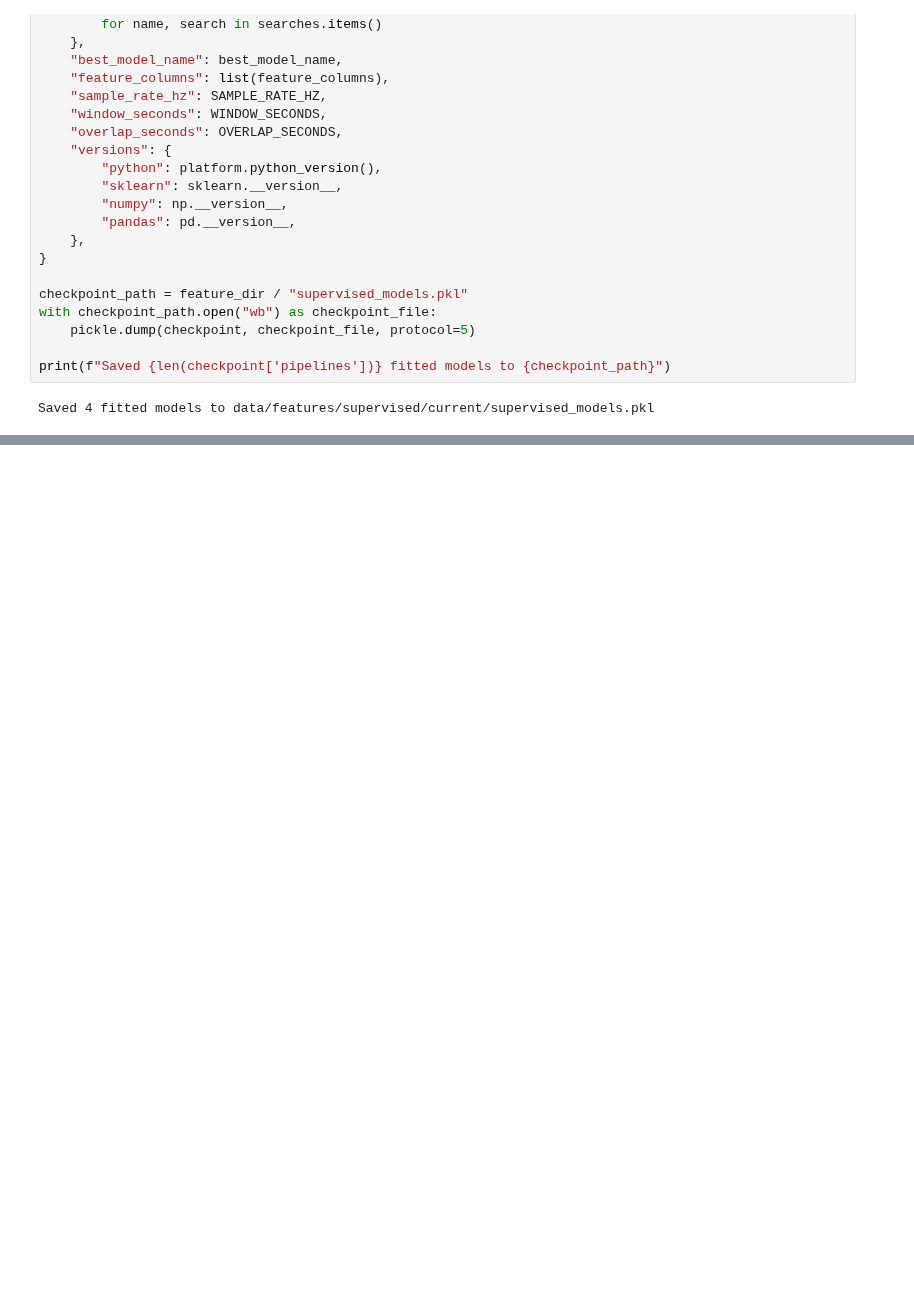
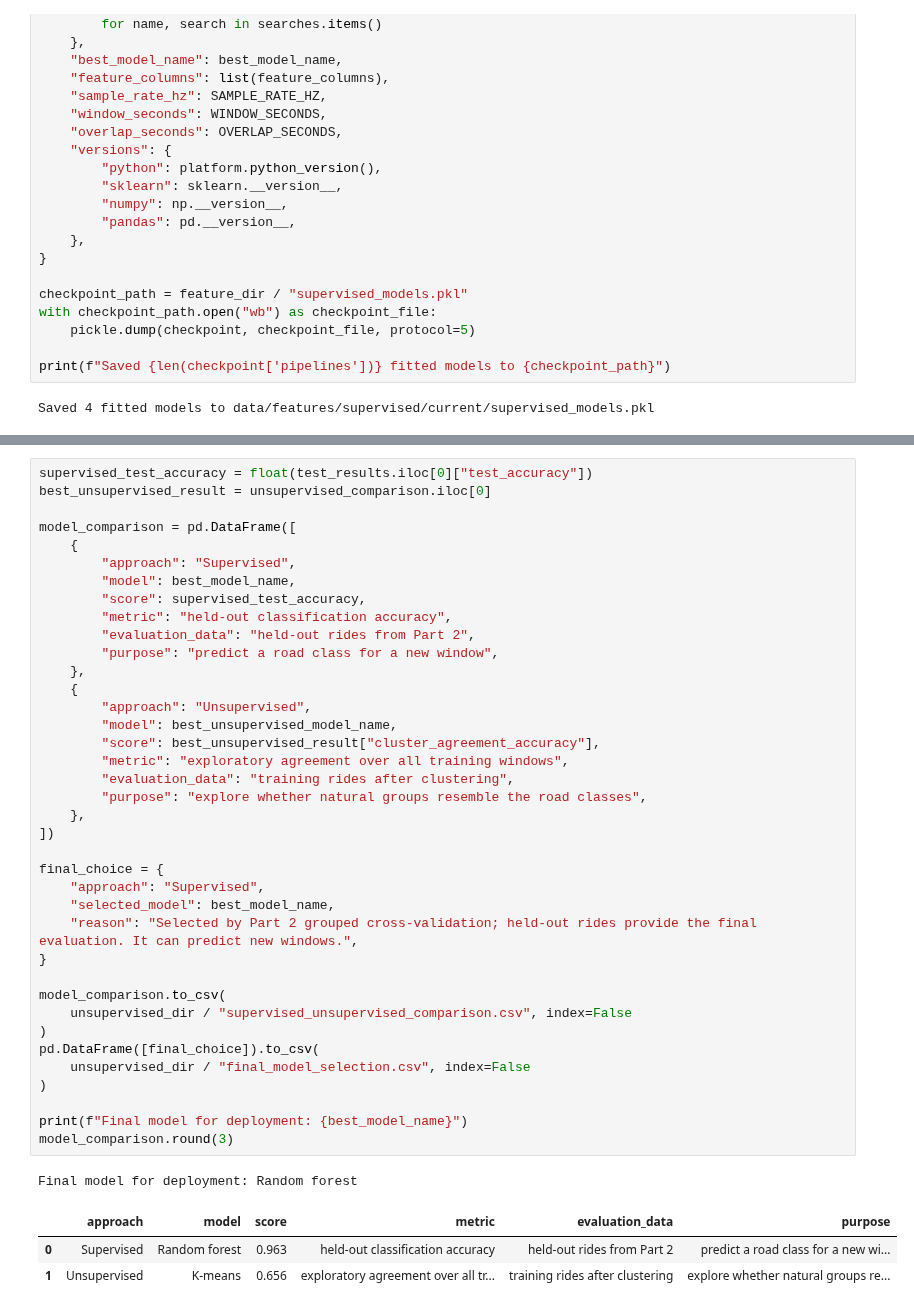
Before and after one commit to LarsHeijnennn/DataAnalysis-LearningMethods, a Jupyter notebook: project_pipeline.ipynb, the cells around one changed output, grey strips where cells are left out. Saved outputs shown, nothing was run; the diff lists cells and outputs as text; blank space fills up the shorter version.

```diff
--- a/project_pipeline.ipynb
+++ b/project_pipeline.ipynb
@@ -1785,0 +1924,43 @@ Saved 4 fitted models to data/features/supervised/current/supervised_models.pkl
+# %%
+supervised_test_accuracy = float(test_results.iloc[0]["test_accuracy"])
+best_unsupervised_result = unsupervised_comparison.iloc[0]
+
+model_comparison = pd.DataFrame([
+    {
+        "approach": "Supervised",
+        "model": best_model_name,
+        "score": supervised_test_accuracy,
+        "metric": "held-out classification accuracy",
+        "evaluation_data": "held-out rides from Part 2",
+        "purpose": "predict a road class for a new window",
+    },
+    {
+        "approach": "Unsupervised",
+        "model": best_unsupervised_model_name,
+        "score": best_unsupervised_result["cluster_agreement_accuracy"],
+        "metric": "exploratory agreement over all training windows",
+        "evaluation_data": "training rides after clustering",
+        "purpose": "explore whether natural groups resemble the road classes",
+    },
+])
+
+final_choice = {
+    "approach": "Supervised",
+    "selected_model": best_model_name,
+    "reason": "Selected by Part 2 grouped cross-validation; held-out rides provide the final evaluation. It can predict new windows.",
+}
+
+model_comparison.to_csv(
+    unsupervised_dir / "supervised_unsupervised_comparison.csv", index=False
+)
+pd.DataFrame([final_choice]).to_csv(
+    unsupervised_dir / "final_model_selection.csv", index=False
+)
+
+print(f"Final model for deployment: {best_model_name}")
+model_comparison.round(3)
+# %% [output]
+Final model for deployment: Random forest
+|  | approach | model | score | metric | evaluation_data | purpose |
+| 0 | Supervised | Random forest | 0.963 | held-out classification accuracy | held-out rides from Part 2 | predict a road class for a new wi... |
+| 1 | Unsupervised | K-means | 0.656 | exploratory agreement over all tr... | training rides after clustering | explore whether natural groups re... |
```
Also changed, not shown: parts of 24 cells of this notebook, 17 other files.
